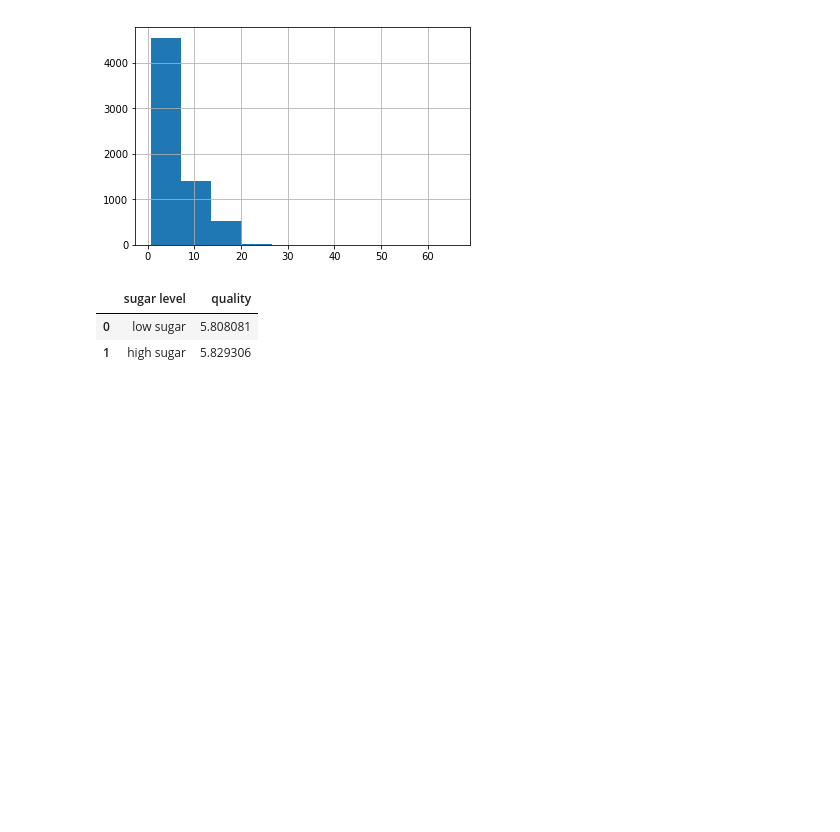
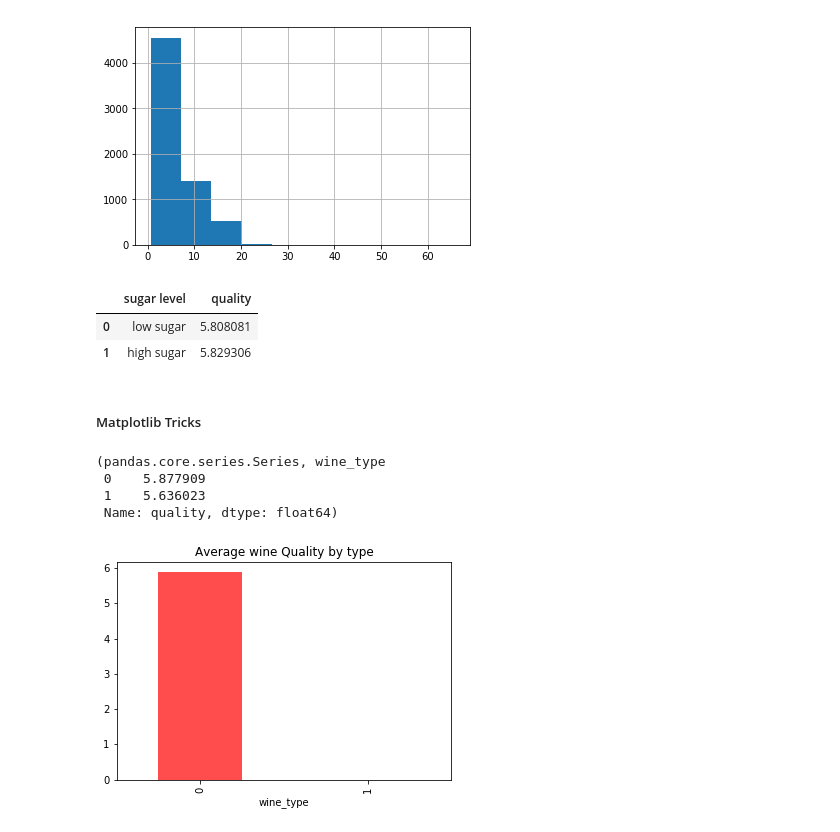
Before and after one commit to PadmarajBhat/DataAnalyst-1, a Jupyter notebook: The Data Analysis Process/Data Analysis Process Notes.ipynb, the cells around one changed output. Saved outputs shown, nothing was run; the diff lists cells and outputs as text; code cells hidden in the pictures; blank space fills up the shorter version.

Commit message:
feat: white coloring issue in matplotlib
- what happens when the background color matches to the color opted.

```diff
--- a/The Data Analysis Process/Data Analysis Process Notes.ipynb
+++ b/The Data Analysis Process/Data Analysis Process Notes.ipynb
@@ -445,3 +445,17 @@ df.groupby('sugar level', as_index=False)['quality'].mean()
 |  | sugar level | quality |
 | 0 | low sugar | 5.808081 |
 | 1 | high sugar | 5.829306 |
+# %% [markdown]
+##### Matplotlib Tricks
+# %%
+type_means = df.groupby('wine_type')['quality'].mean()
+type(type_means), type_means
+# %% [output]
+(pandas.core.series.Series, wine_type
+ 0    5.877909
+ 1    5.636023
+ Name: quality, dtype: float64)
+# %%
+type_means.plot(kind='bar', title='Average wine Quality by type', color=['red','white'], alpha=0.7);
+# %% [output]
+[figure, added]
```
